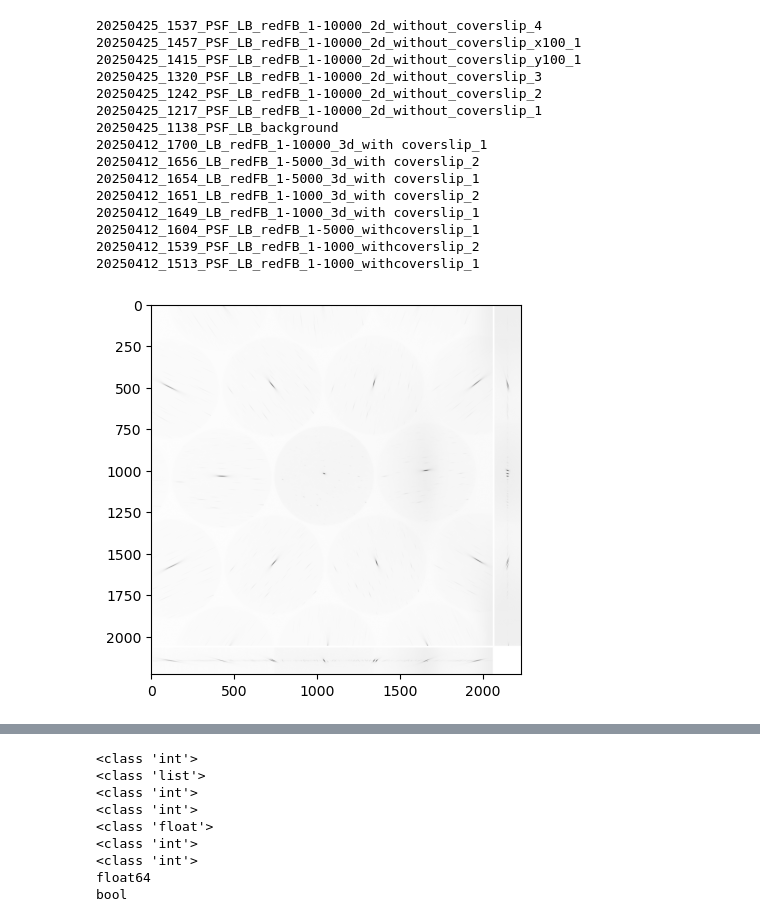
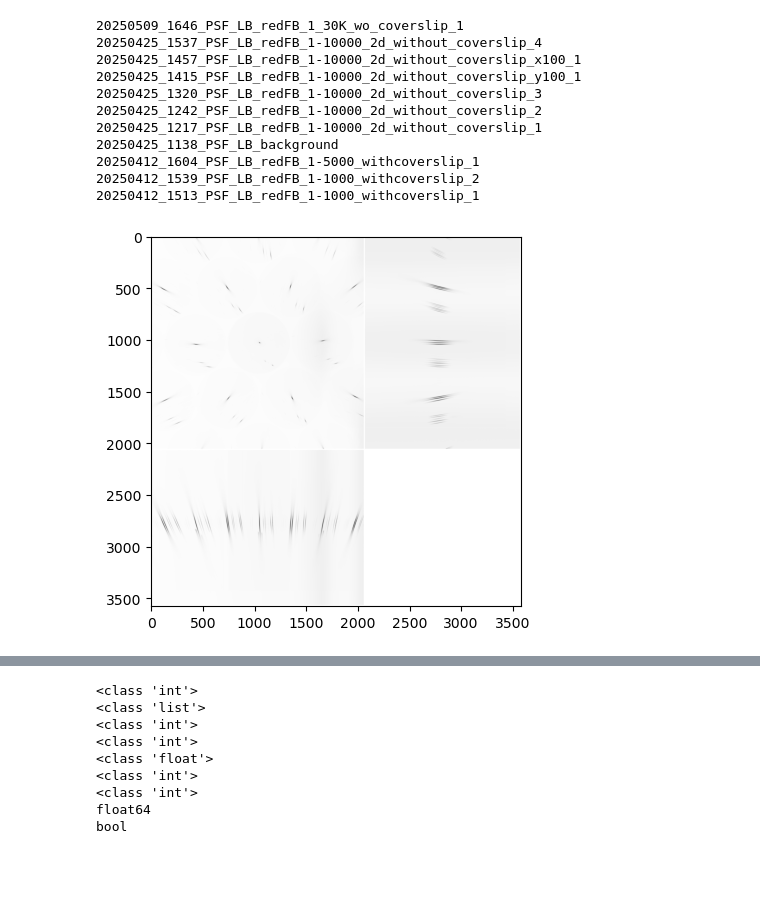
Before and after one commit to LukBorn/LFM, a Jupyter notebook: imaging/generate_psf.ipynb, the cells around one changed output, grey strips where cells are left out. Saved outputs shown, nothing was run; the diff lists cells and outputs as text; code cells hidden in the pictures; blank space fills up the shorter version.

```diff
--- a/imaging/generate_psf.ipynb
+++ b/imaging/generate_psf.ipynb
@@ -20,7 +20,7 @@ import cv2
 from lfm.util import create_projection_image
 import json
 # %%
-pn_rec = r"Y:/hpc/r/lfm2025/recordings"
+pn_rec = r"Y:/hpc/r/lfm2025/psfs"
 includes = ['']
 excludes = []
 
@@ -28,6 +28,7 @@ recs = [os.path.basename(rec) for rec in sorted(glob.glob(os.path.expanduser(os.
 recs = [rec for rec in recs if all([s in rec for s in includes]) and not any([s in rec for s in excludes])]
 print('\n'.join(recs))
 # %% [output]
+20250509_1646_PSF_LB_redFB_1_30K_wo_coverslip_1
 20250425_1537_PSF_LB_redFB_1-10000_2d_without_coverslip_4
 20250425_1457_PSF_LB_redFB_1-10000_2d_without_coverslip_x100_1
 20250425_1415_PSF_LB_redFB_1-10000_2d_without_coverslip_y100_1
@@ -35,20 +36,15 @@ print('\n'.join(recs))
 20250425_1242_PSF_LB_redFB_1-10000_2d_without_coverslip_2
 20250425_1217_PSF_LB_redFB_1-10000_2d_without_coverslip_1
 20250425_1138_PSF_LB_background
-20250412_1700_LB_redFB_1-10000_3d_with coverslip_1
-20250412_1656_LB_redFB_1-5000_3d_with coverslip_2
-20250412_1654_LB_redFB_1-5000_3d_with coverslip_1
-20250412_1651_LB_redFB_1-1000_3d_with coverslip_2
-20250412_1649_LB_redFB_1-1000_3d_with coverslip_1
 20250412_1604_PSF_LB_redFB_1-5000_withcoverslip_1
 20250412_1539_PSF_LB_redFB_1-1000_withcoverslip_2
 20250412_1513_PSF_LB_redFB_1-1000_withcoverslip_1
 # %%
-dataset_name = "20250425_1320_PSF_LB_redFB_1-10000_2d_without_coverslip_3"
+dataset_name = "20250509_1646_PSF_LB_redFB_1_30K_wo_coverslip_1"
 fn = os.path.join(pn_rec, dataset_name, 'psf.h5')
 with h5py.File(fn, 'r') as f:
     psf = np.array(f['psf'])
 plt.imshow(create_projection_image(psf,np.max,pad=10), cmap= "binary")
 psf_orig = psf
 # %% [output]
-[figure, old version]
+[figure, new version]
```
Also changed, not shown: parts of 9 cells of this notebook.
